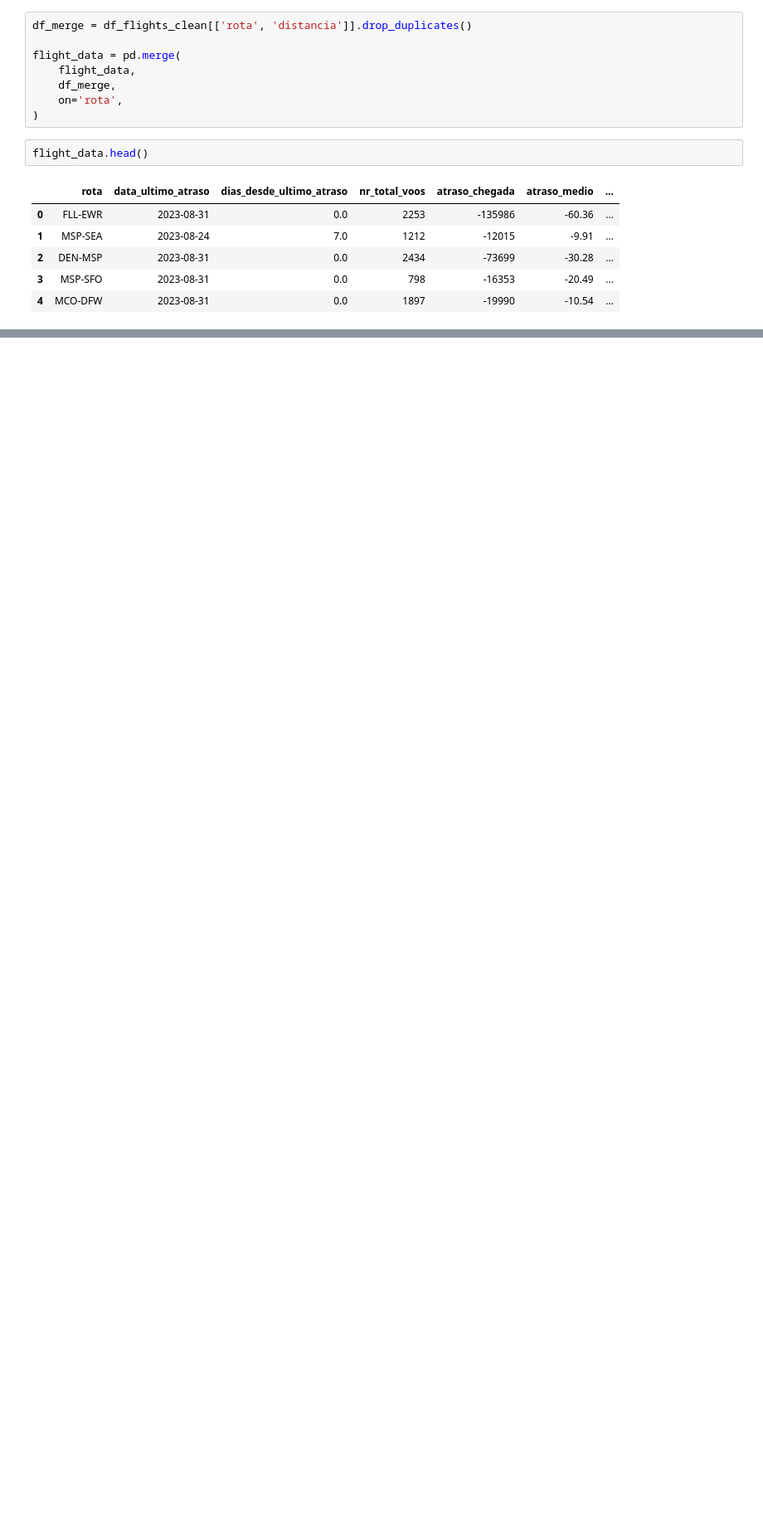
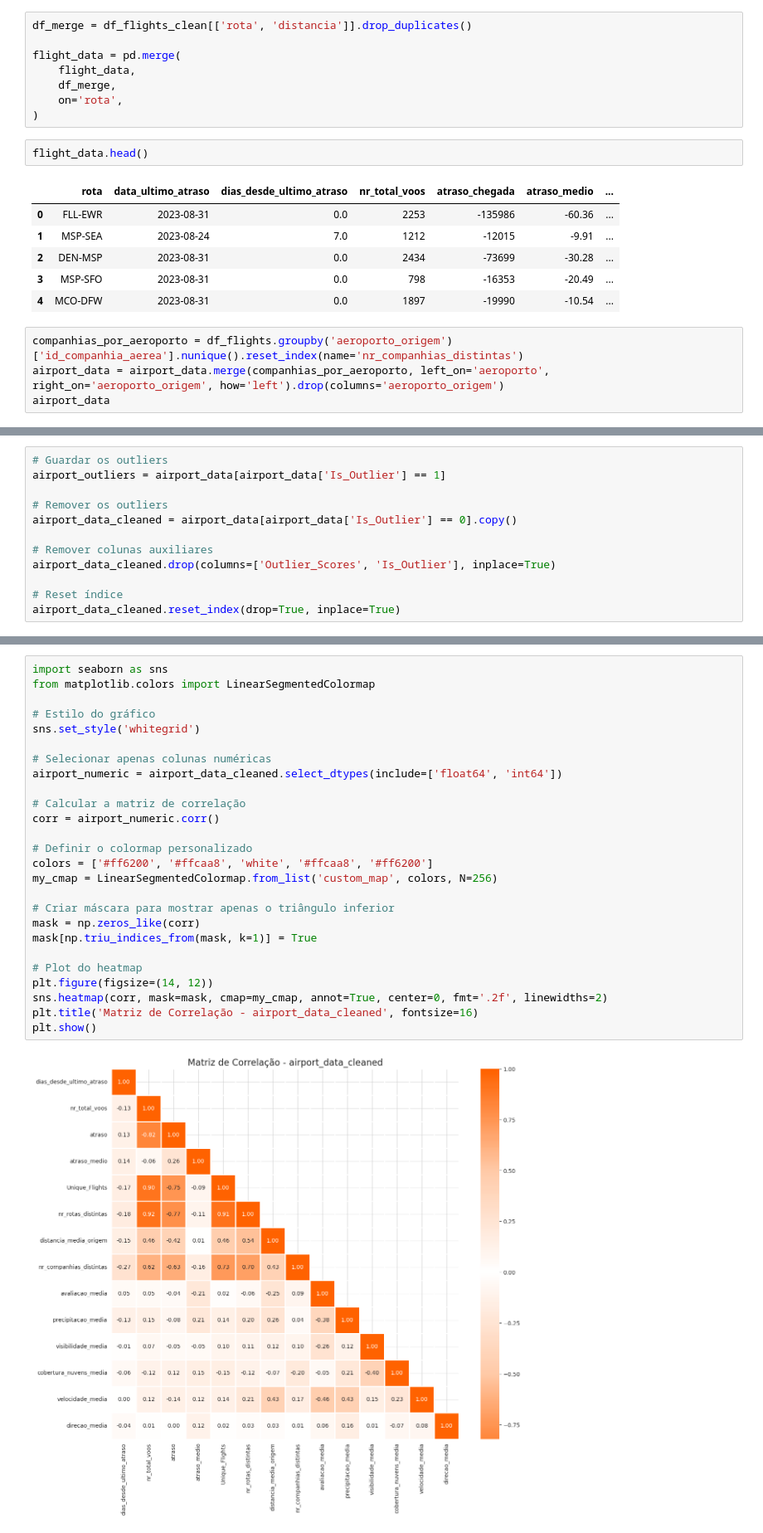
Before and after one commit to BrunoAfonso18/sdw, a Jupyter notebook: flights.ipynb, the cells around one changed output, grey strips where cells are left out. Shown: that part at 83% size. Saved outputs shown, nothing was run; the diff lists cells and outputs as text; blank space fills up the shorter version.

Commit message:
+ features + outliers e correlation

```diff
--- a/flights.ipynb
+++ b/flights.ipynb
@@ -604,3 +625,7 @@ flight_data.head()
 | 2 | DEN-MSP | 2023-08-31 | 0.0 | 2434 | -73699 | -30.28 | ... |
 | 3 | MSP-SFO | 2023-08-31 | 0.0 | 798 | -16353 | -20.49 | ... |
 | 4 | MCO-DFW | 2023-08-31 | 0.0 | 1897 | -19990 | -10.54 | ... |
+# %%
+companhias_por_aeroporto = df_flights.groupby('aeroporto_origem')['id_companhia_aerea'].nunique().reset_index(name='nr_companhias_distintas')
+airport_data = airport_data.merge(companhias_por_aeroporto, left_on='aeroporto', right_on='aeroporto_origem', how='left').drop(columns='aeroporto_origem')
+airport_data
@@ -606,0 +804,12 @@ flight_data.head()
+# %%
+# Guardar os outliers
+airport_outliers = airport_data[airport_data['Is_Outlier'] == 1]
+
+# Remover os outliers
+airport_data_cleaned = airport_data[airport_data['Is_Outlier'] == 0].copy()
+
+# Remover colunas auxiliares
+airport_data_cleaned.drop(columns=['Outlier_Scores', 'Is_Outlier'], inplace=True)
+
+# Reset índice
+airport_data_cleaned.reset_index(drop=True, inplace=True)
@@ -606,0 +823,28 @@ flight_data.head()
+# %%
+import seaborn as sns
+from matplotlib.colors import LinearSegmentedColormap
+
+# Estilo do gráfico
+sns.set_style('whitegrid')
+
+# Selecionar apenas colunas numéricas
+airport_numeric = airport_data_cleaned.select_dtypes(include=['float64', 'int64'])
+
+# Calcular a matriz de correlação
+corr = airport_numeric.corr()
+
+# Definir o colormap personalizado
+colors = ['#ff6200', '#ffcaa8', 'white', '#ffcaa8', '#ff6200']
+my_cmap = LinearSegmentedColormap.from_list('custom_map', colors, N=256)
+
+# Criar máscara para mostrar apenas o triângulo inferior
+mask = np.zeros_like(corr)
+mask[np.triu_indices_from(mask, k=1)] = True
+
+# Plot do heatmap
+plt.figure(figsize=(14, 12))
+sns.heatmap(corr, mask=mask, cmap=my_cmap, annot=True, center=0, fmt='.2f', linewidths=2)
+plt.title('Matriz de Correlação - airport_data_cleaned', fontsize=16)
+plt.show()
+# %% [output]
+[figure, added]
```
Also changed, not shown: parts of 14 cells of this notebook.
